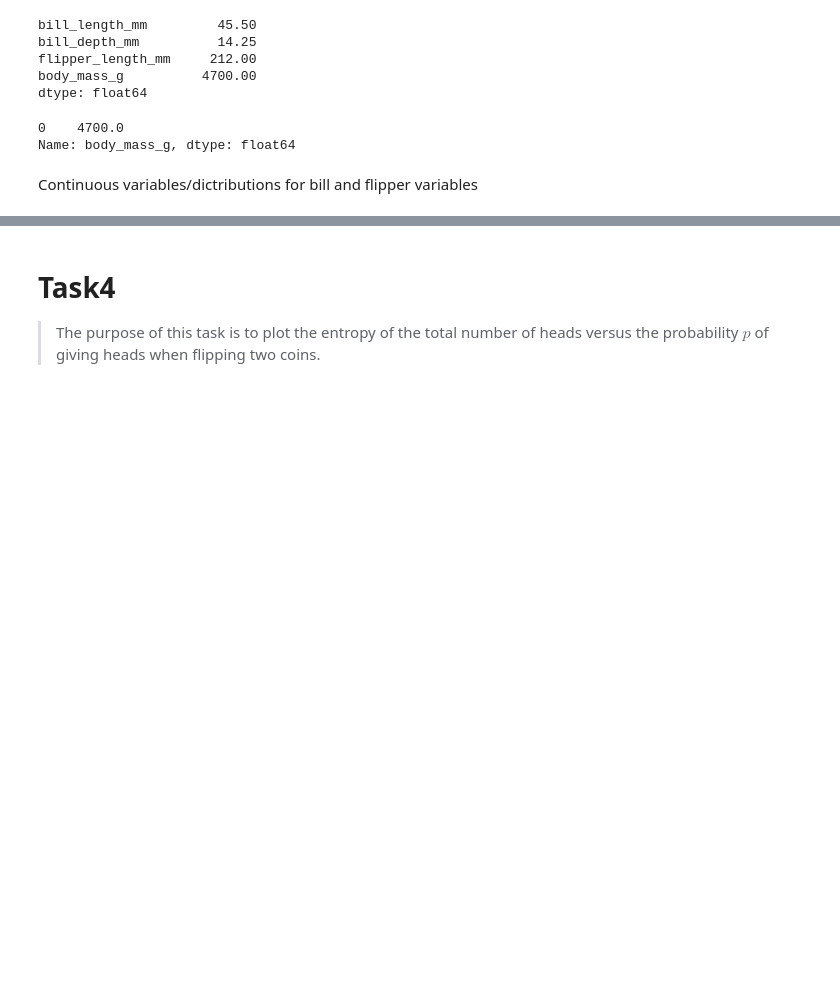
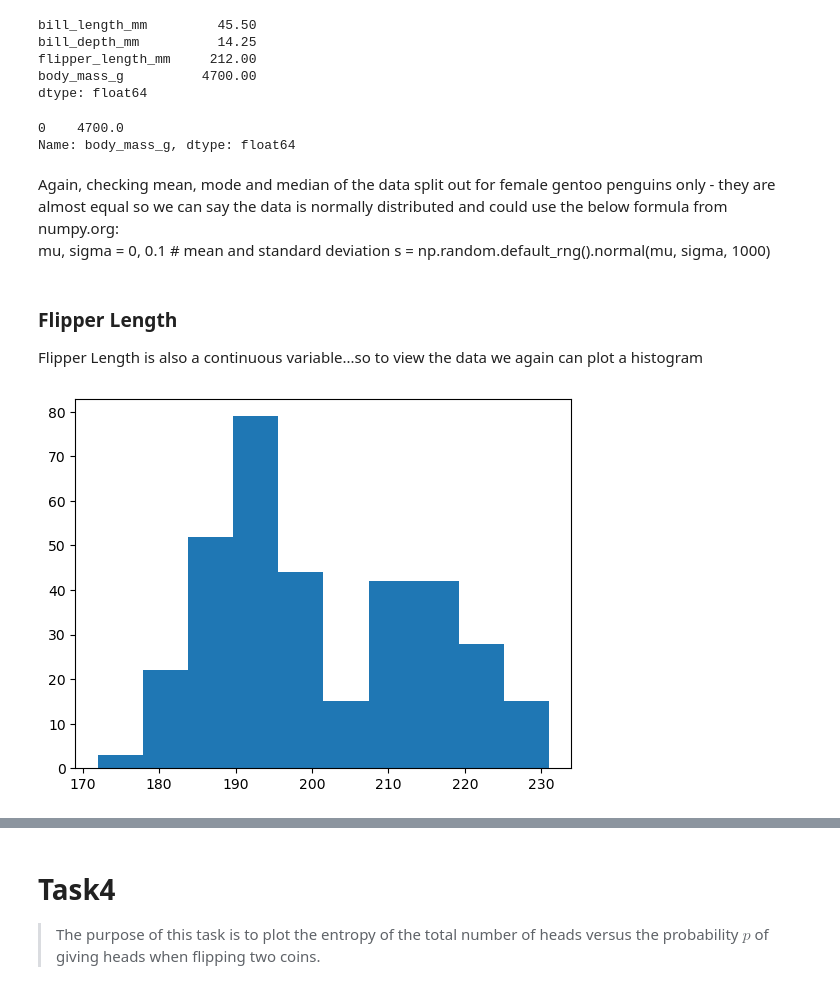
Before and after one commit to PeeBs68/fund_da, a Jupyter notebook: tasks.ipynb, the cells around one changed output, grey strips where cells are left out. Cells and saved outputs as stored; diff of their text form; code cells hidden in the pictures; blank space fills up the shorter version.

Commit message:
Working on flipper_length section of task3

```diff
--- a/tasks.ipynb
+++ b/tasks.ipynb
@@ -443,5 +445,28 @@ gentoo_l_female['body_mass_g'].mode()
 # %% [output]
 0    4700.0
 Name: body_mass_g, dtype: float64
-# %% [markdown]
-Continuous variables/dictributions for bill and flipper variables
+# %% [markdown]
+Again, checking mean, mode and median of the data split out for female gentoo penguins only - they are almost equal so we can say the data is normally distributed and could use the below formula from numpy.org:
+mu, sigma = 0, 0.1 # mean and standard deviation
+s = np.random.default_rng().normal(mu, sigma, 1000)
+# %% [markdown]
+### Flipper Length
+
+Flipper Length is also a continuous variable...so to view the data we again can plot a histogram
+# %%
+# Histogram code
+import matplotlib.pyplot as plt
+
+# Create a list just for Flipper Length and generate a histogram
+flipper_length_l = []
+for x in df['flipper_length_mm']:
+    flipper_length_l.append(x)
+
+# Add title and labels
+#plt.title("Body Mass")
+#plt.xlabel("Weight (grams)")
+#plt.ylabel("Frequency")
+plt.hist(flipper_length_l);
+#plt.show()
+# %% [output]
+[figure, added]
```
Also changed, not shown: parts of 10 cells of this notebook.
